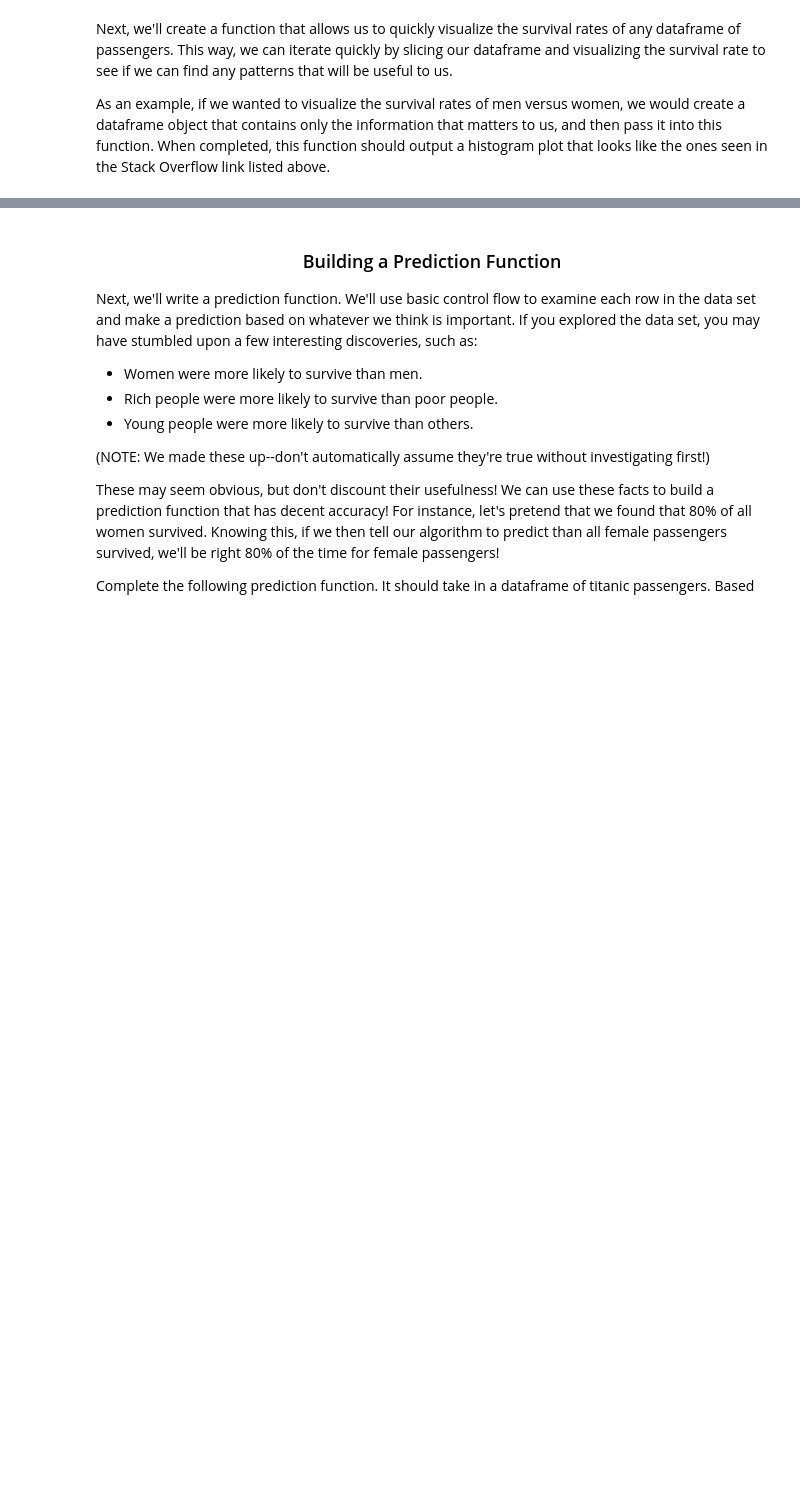
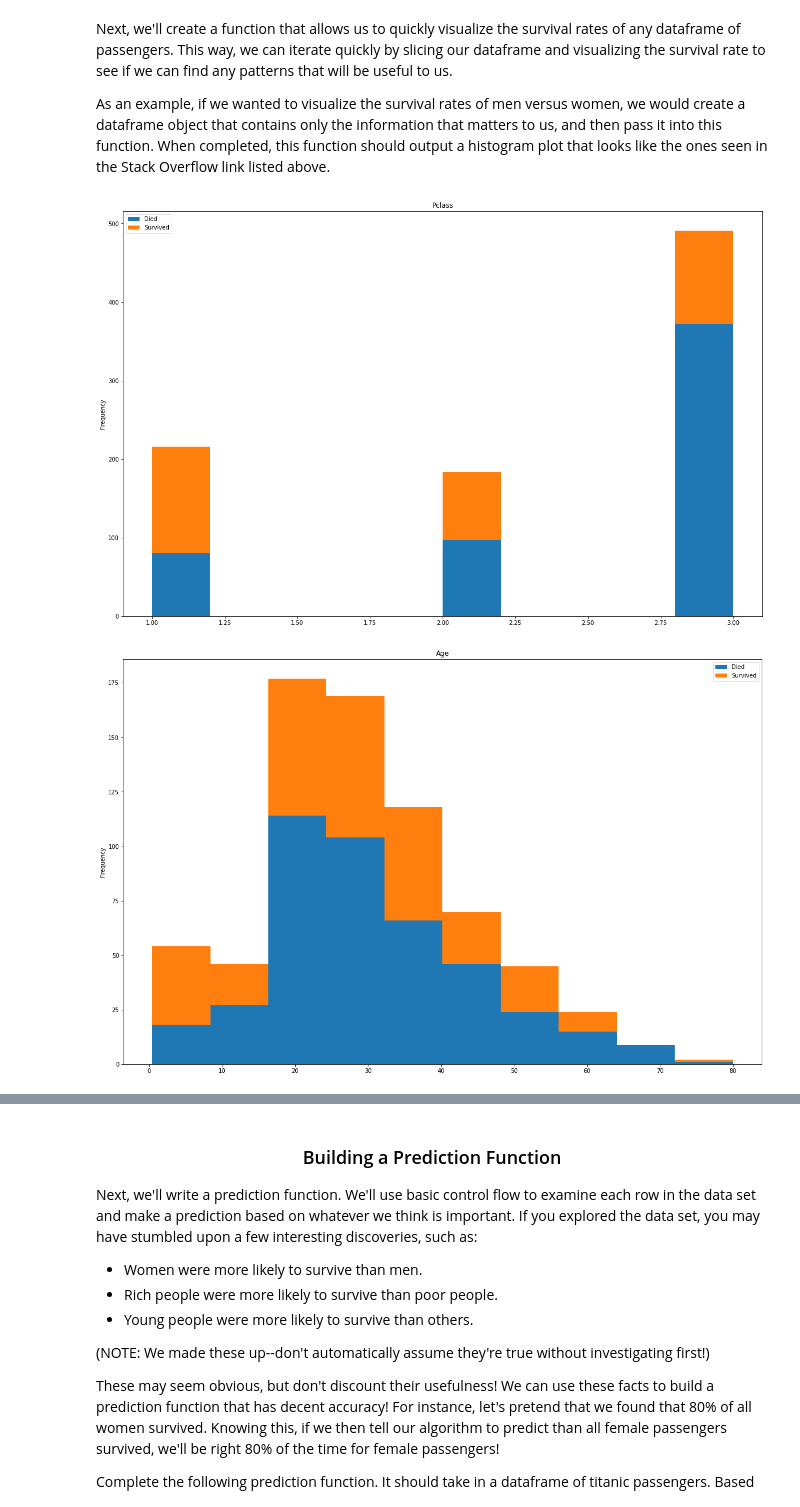
Before and after one commit to JSitter/DS-2-Machine-Learning, a Jupyter notebook: 00_Titanic_Survival_Prediction.ipynb, the cells around one changed output, grey strips where cells are left out. Drawn from its saved outputs; the diff is of its cells as text; code cells hidden in the pictures; blank space fills up the shorter version.

Commit message:
added visualizer function

```diff
--- a/00_Titanic_Survival_Prediction.ipynb
+++ b/00_Titanic_Survival_Prediction.ipynb
@@ -53,10 +51,17 @@ In this section, we'll:
 NOTE: There are many ways to successfully visualize survival rates across the different features. The most inuitive way to visualize survival rates as a stacked bar chart, where 'survived' and 'dead' are different colors on the same bar.  For an easy explanation of how to make these bar charts, see [this Stack Overflow question](https://stackoverflow.com/questions/41622054/stacked-histogram-of-grouped-values-in-pandas).
 # %%
 # Read in the titanic.csv dataset from the /datasets folder.
-raw_df = None
-
+raw_df = pd.read_csv('datasets/titanic.csv')
+print("Raw Table Data")
+display(raw_df.head())
 # Store the survived column in the labels variable, and then drop the column from the data frame.
-labels = None
-
+labels = raw_df[["Survived"]]
+print("Answer column")
+display(labels.head())
 #Don't forget to remove these columns from the dataframe!
 columns_to_remove = ['PassengerId', 'Name', 'Ticket', 'Cabin']
+short_df = raw_df.drop(columns_to_remove, axis=1)
+print("Shortened Table")
+short_df.head()
+# pd.DataFrame({'Non-Survivors': raw_df.groupby('Survived').get_group(0)["Sex"],
+#               'Survivors':   raw_df.groupby('Survived').get_group(1)["Sex"]}).plot.hist(stacked=True)
@@ -80,4 +107,24 @@ def visualize_survival_rates(dataframe, xlabel=None, ylabel="Count"):
     columns before passing it into this function, rather than passing in the full original dataframe.  This will
     allow you to keep the logic in this function simple.
     """
-    pass
+    # Create a bar chart for each column in dataframe
+    # where the x values are the unique values in that column
+    # and the y values are the number that survived and didn't????
+
+    # labels is the global df with the data on the survivability
+    # Instruction unclear going rogue...
+
+    plot_list = list(dataframe)
+
+    for plotter in plot_list:
+        if plotter != "Survived":
+            fig = plt.figure(figsize = (20,13))
+            ax = fig.gca()
+            pd.DataFrame({'Died': dataframe.groupby('Survived').get_group(0)[plotter],
+              'Survived':   dataframe.groupby('Survived').get_group(1)[plotter]}).plot.hist(stacked=True, ax=ax)
+            plt.title(plotter)
+# %%
+visualize_survival_rates(short_df[['Survived', 'Pclass', "Age", "Fare"]])
+# %% [output]
+[figure, added]
+[figure, added]
```
Also changed, not shown: parts of 3 cells of this notebook.
